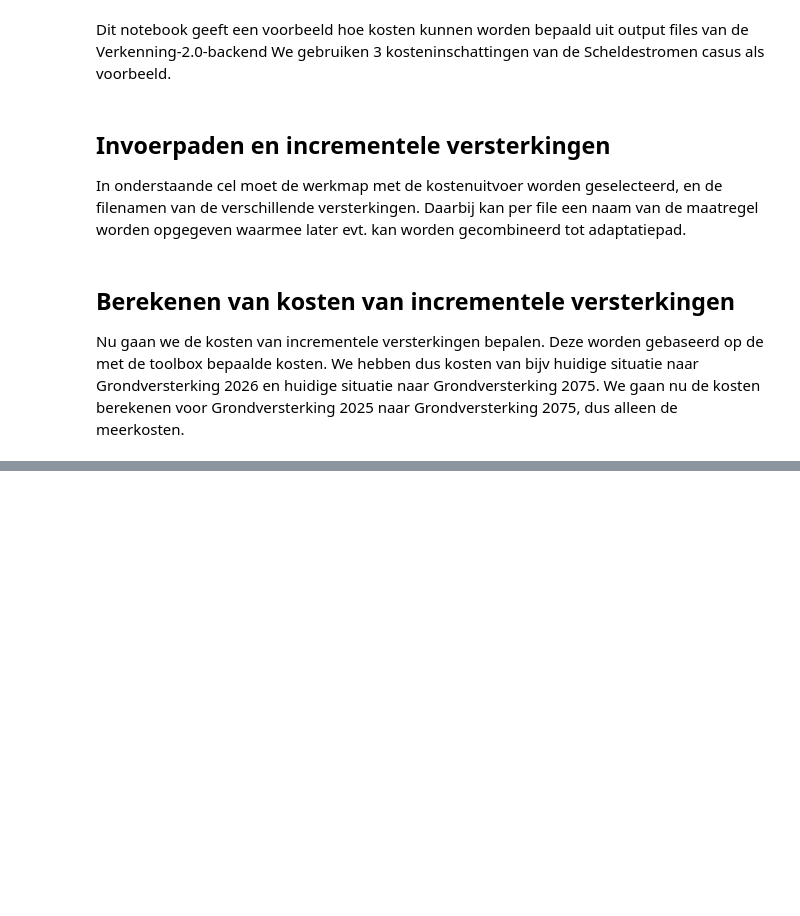
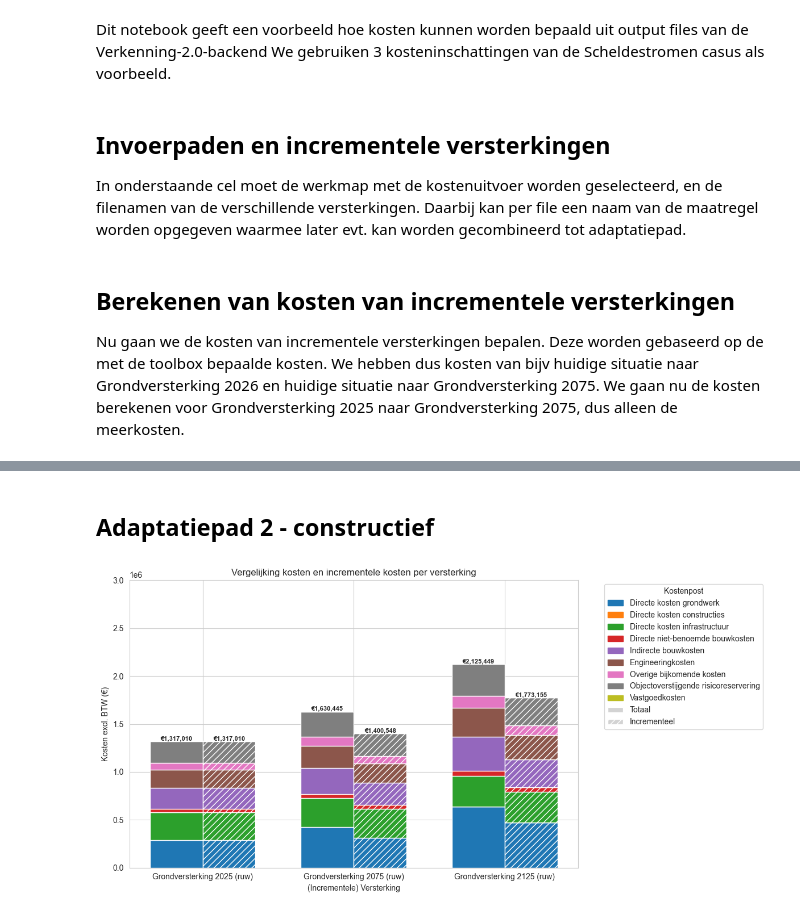
Before and after one commit to Deltares-research/Verkenning-2.0-backend, a Jupyter notebook: dev/incremental_costs/Scheldestromen_main.ipynb, the cells around one changed output, grey strips where cells are left out. Drawn from its saved outputs; the diff is of its cells as text; code cells hidden in the pictures; blank space fills up the shorter version.

```diff
--- a/dev/incremental_costs/Scheldestromen_main.ipynb
+++ b/dev/incremental_costs/Scheldestromen_main.ipynb
@@ -158,0 +225,67 @@ plt.show()
+# %% [markdown]
+## Adaptatiepad 2 - constructief
+# %%
+df_costs_T = df_all_costs.T
+df_increments_T = df_all_increments.T
+
+categories = df_costs_T.index          # cost categories (x-axis groups)
+columns = df_costs_T.columns           # reinforcement variants
+n = len(categories)
+bar_width = 0.35
+x = np.arange(n)
+
+max_val = max(df_costs_T.sum(axis=1).max(), df_increments_T.sum(axis=1).max())
+# Round up to nearest 0.5e6 with extra 0.5e6 margin for bar labels
+y_max = (math.ceil(max_val / 0.5e6) + 1) * 0.5e6
+
+fig, ax = plt.subplots(figsize=(12, 6))
+
+# Use the same colormap for both stacks
+colors = plt.cm.tab10.colors
+
+# Draw stacked bars for df_all_costs (left of each group)
+bottoms = np.zeros(n)
+for i, col in enumerate(columns):
+    values = df_costs_T[col].values
+    ax.bar(x - bar_width / 2, values, width=bar_width, bottom=bottoms,
+           color=colors[i % len(colors)], label=col)
+    bottoms += values
+
+# Add total label on top of each cost bar
+for i, total in enumerate(df_costs_T.sum(axis=1)):
+    ax.text(x[i] - bar_width / 2, bottoms[i], f"€{total:,.0f}",
+            ha="center", va="bottom", fontsize=8, fontweight="bold")
+
+# Draw stacked bars for df_all_increments (right of each group)
+bottoms = np.zeros(n)
+for i, col in enumerate(columns):
+    values = df_increments_T[col].values
+    ax.bar(x + bar_width / 2, values, width=bar_width, bottom=bottoms,
+           color=colors[i % len(colors)], hatch="///")
+    bottoms += values
+
+# Add total label on top of each increment bar
+for i, total in enumerate(df_increments_T.sum(axis=1)):
+    ax.text(x[i] + bar_width / 2, bottoms[i], f"€{total:,.0f}",
+            ha="center", va="bottom", fontsize=8, fontweight="bold")
+
+# Legend: one entry per column (color), plus a hatch indicator
+column_handles = [mpatches.Patch(color=colors[i % len(colors)], label=col)
+                  for i, col in enumerate(columns)]
+hatch_handles = [
+    mpatches.Patch(facecolor="lightgrey", label="Totaal"),
+    mpatches.Patch(facecolor="lightgrey", hatch="///", label="Incrementeel"),
+]
+ax.legend(handles=column_handles + hatch_handles,
+          title="Kostenpost", bbox_to_anchor=(1.05, 1), loc="upper left")
+
+ax.set_title("Vergelijking kosten en incrementele kosten per versterking")
+ax.set_ylabel("Kosten excl. BTW (€)")
+ax.set_xlabel("(Incrementele) Versterking")
+ax.set_xticks(x)
+ax.set_xticklabels(categories, rotation=0, ha="center")
+ax.set_ylim(0, y_max)
+plt.tight_layout()
+plt.show()
+# %% [output]
+[figure, added]
```
Also changed, not shown: parts of 10 cells of this notebook, 1 other file.
